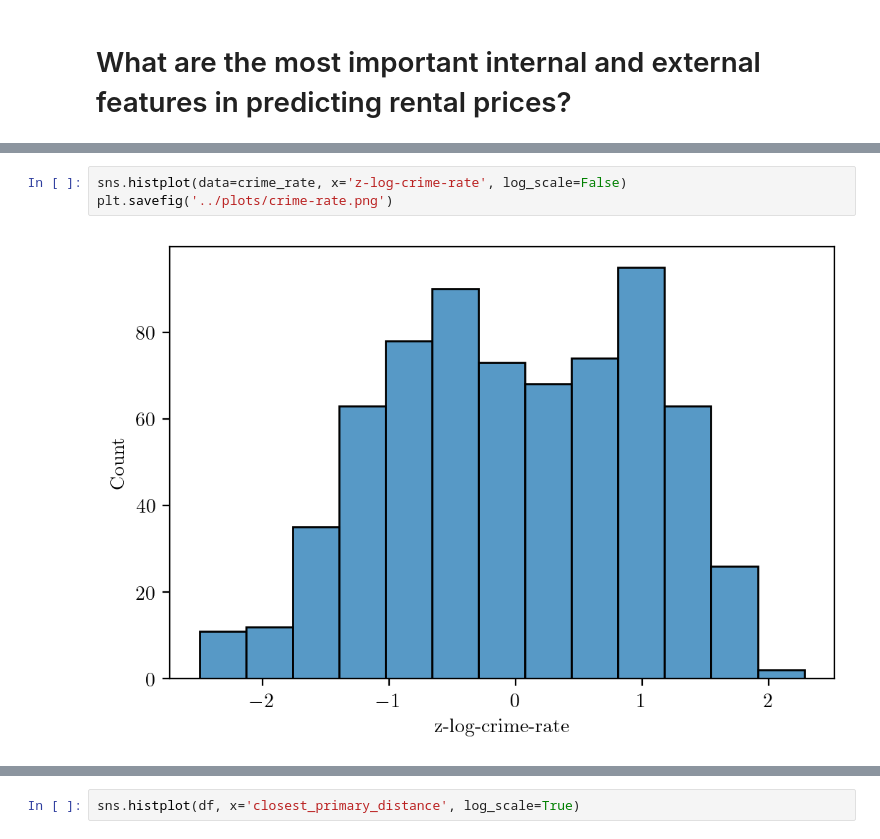
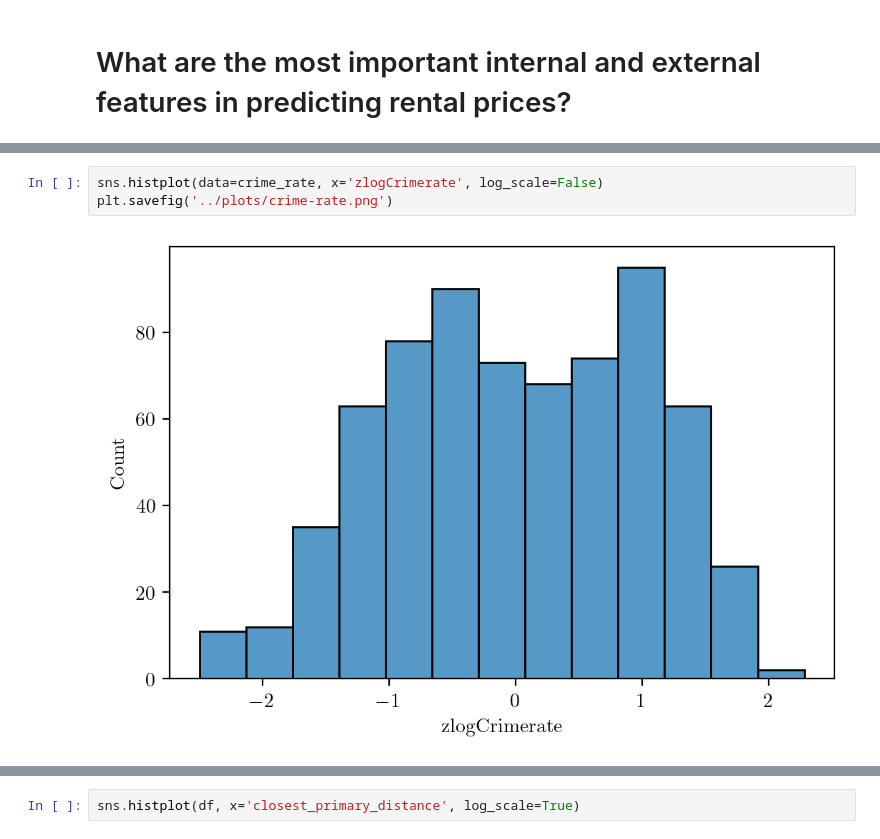
Before and after one commit to MAST30034-Applied-Data-Science/generic-real-estate-consulting-project-group-21, a Jupyter notebook: notebooks/question-one-modelling-analysis.ipynb, the cells around one changed output, grey strips where cells are left out. Drawn from its saved outputs; the diff is of its cells as text.

```diff
--- a/notebooks/question-one-modelling-analysis.ipynb
+++ b/notebooks/question-one-modelling-analysis.ipynb
@@ -16,8 +54,8 @@ df = df.join(crime_rate, lsuffix='postcode', rsuffix='Postcode')
 # %%
-sns.histplot(data=crime_rate, x='z-log-crime-rate', log_scale=False)
+sns.histplot(data=crime_rate, x='zlogCrimerate', log_scale=False)
 plt.savefig('../plots/crime-rate.png')
 # %% [output]
-[figure, old version]
+[figure, new version]
 # %%
 df.corr()
 # %% [output]
```
Also changed, not shown: parts of 11 cells of this notebook, 1 other file.
